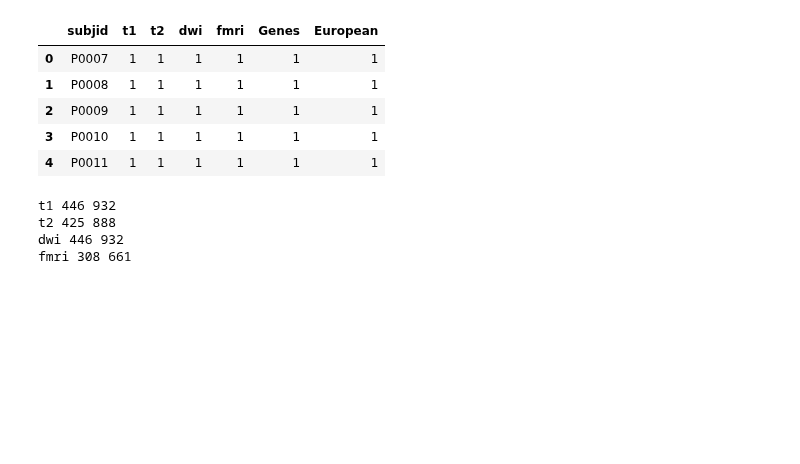
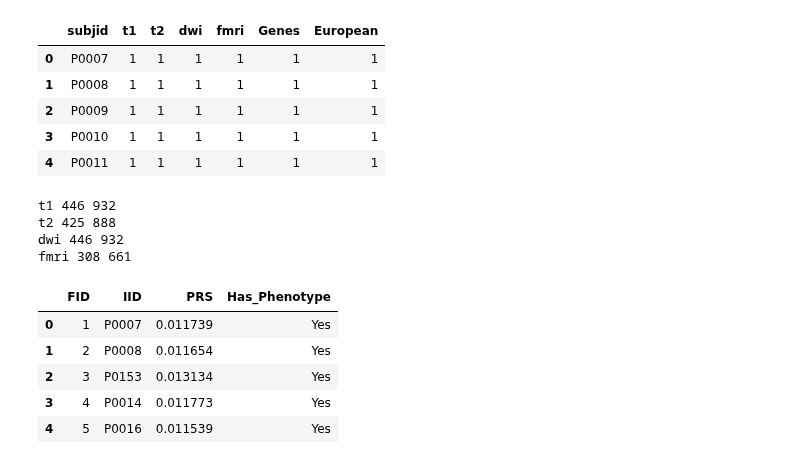
Before and after one commit to illdopejake/hack_projects, a Jupyter notebook: Untitled4.ipynb, the cells around one changed output. Drawn from its saved outputs; the diff is of its cells as text; code cells hidden in the pictures; blank space fills up the shorter version.

```diff
--- a/Untitled4.ipynb
+++ b/Untitled4.ipynb
@@ -84,3 +84,13 @@ t1 446 932
 t2 425 888
 dwi 446 932
 fmri 308 661
+# %%
+scores = pandas.read_table('/home/users/jvogel/Science/genetix/PING/PGRS_no_imputation/IGAPst1_pgrs_PING.best')
+scores.head()
+# %% [output]
+|  | FID | IID | PRS | Has_Phenotype |
+| 0 | 1 | P0007 | 0.011739 | Yes |
+| 1 | 2 | P0008 | 0.011654 | Yes |
+| 2 | 3 | P0153 | 0.013134 | Yes |
+| 3 | 4 | P0014 | 0.011773 | Yes |
+| 4 | 5 | P0016 | 0.011539 | Yes |
```
Also changed, not shown: parts of 9 cells of this notebook.
